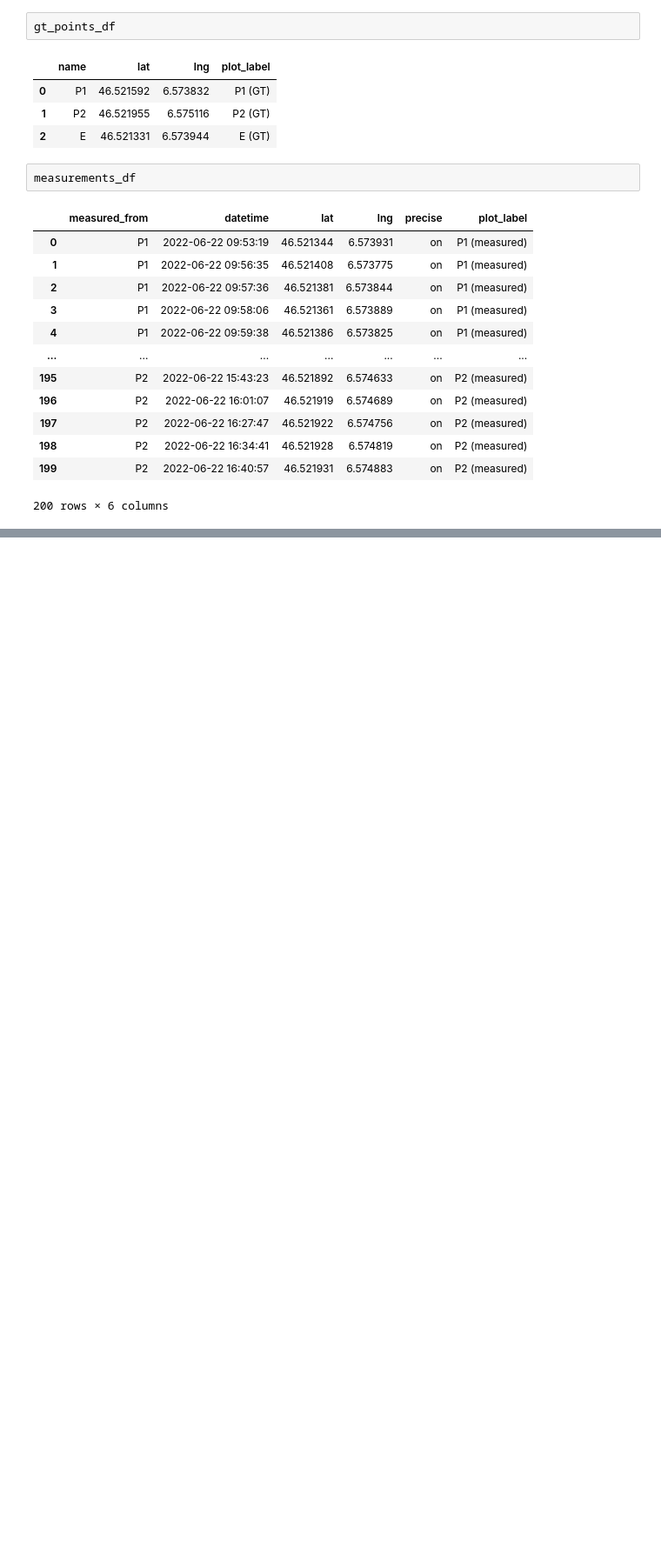
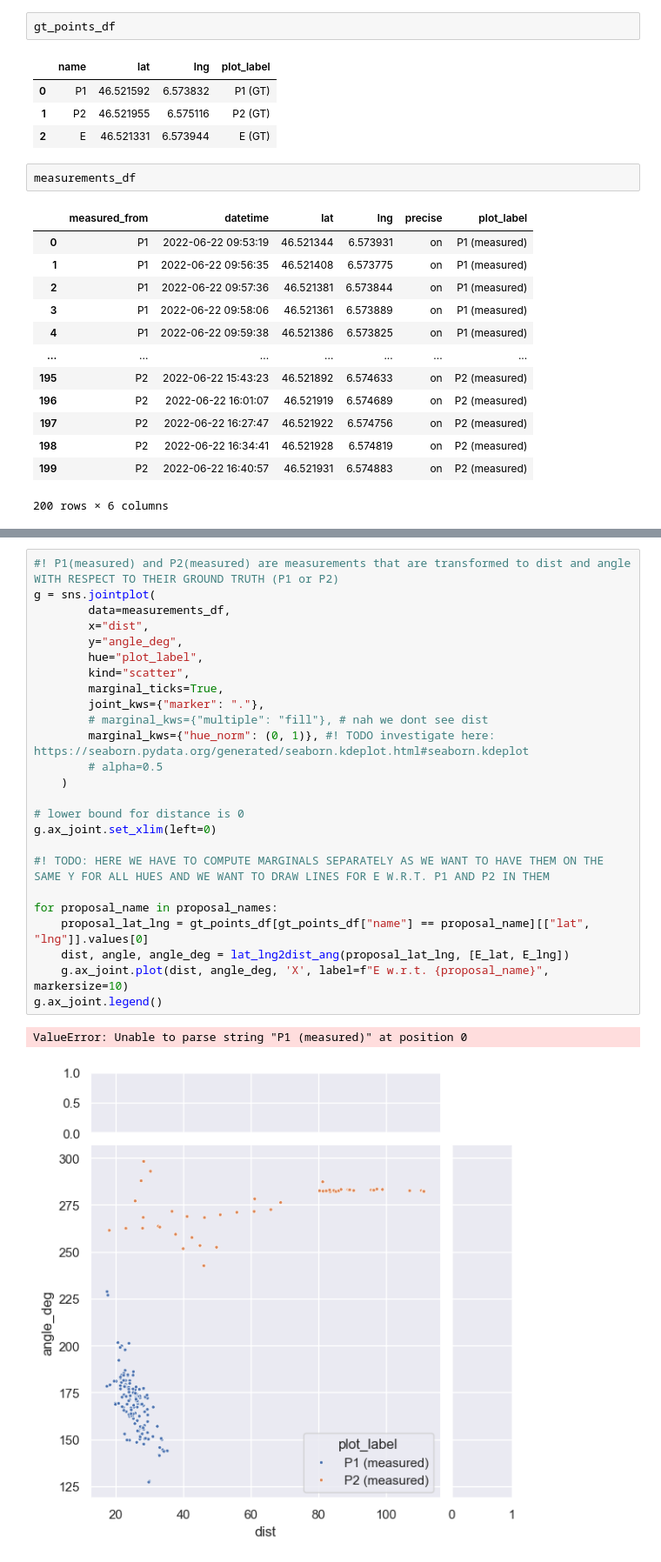
Before and after one commit to KlemenVovk/gps_evaluation, a Jupyter notebook: unil.ipynb, the cells around one changed output, grey strips where cells are left out. Shown at 87% size. Drawn from its saved outputs; the diff is of its cells as text; blank space fills up the shorter version.

```diff
--- a/unil.ipynb
+++ b/unil.ipynb
@@ -122 +129,29 @@ measurements_df
 200 rows × 9 columns
+# %%
+#! P1(measured) and P2(measured) are measurements that are transformed to dist and angle WITH RESPECT TO THEIR GROUND TRUTH (P1 or P2)
+g = sns.jointplot(
+        data=measurements_df,
+        x="dist",
+        y="angle_deg",
+        hue="plot_label",
+        kind="scatter",
+        marginal_ticks=True,
+        joint_kws={"marker": "."},
+        # marginal_kws={"multiple": "fill"}, # nah we dont see dist
+        marginal_kws={"hue_norm": (0, 1)}, #! TODO investigate here: https://seaborn.pydata.org/generated/seaborn.kdeplot.html#seaborn.kdeplot
+        # alpha=0.5
+    )
+
+# lower bound for distance is 0
+g.ax_joint.set_xlim(left=0)
+
+#! TODO: HERE WE HAVE TO COMPUTE MARGINALS SEPARATELY AS WE WANT TO HAVE THEM ON THE SAME Y FOR ALL HUES AND WE WANT TO DRAW LINES FOR E W.R.T. P1 AND P2 IN THEM
+
+for proposal_name in proposal_names:
+    proposal_lat_lng = gt_points_df[gt_points_df["name"] == proposal_name][["lat", "lng"]].values[0]
+    dist, angle, angle_deg = lat_lng2dist_ang(proposal_lat_lng, [E_lat, E_lng])
+    g.ax_joint.plot(dist, angle_deg, 'X', label=f"E w.r.t. {proposal_name}", markersize=10)
+g.ax_joint.legend()
+# %% [output]
+ValueError: Unable to parse string "P1 (measured)" at position 0
+[figure, added]
```
Also changed, not shown: parts of 6 cells of this notebook, 1 other file.
